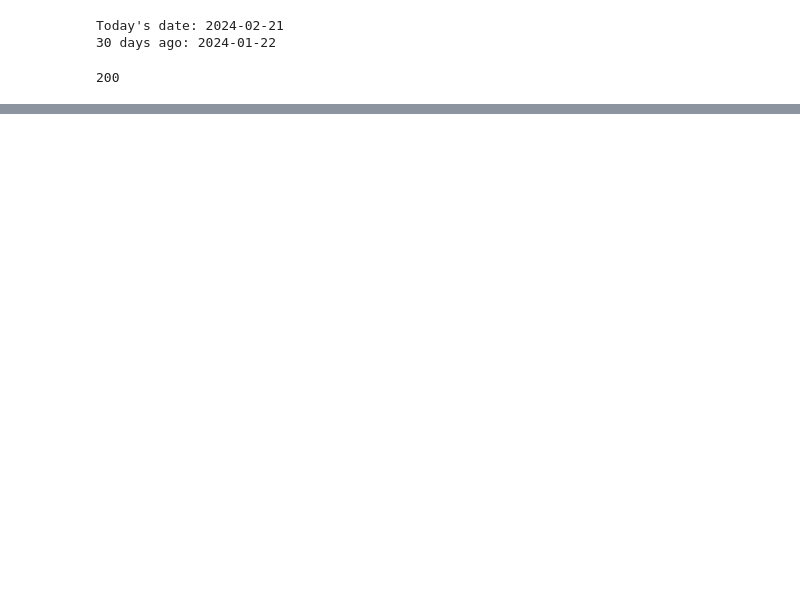
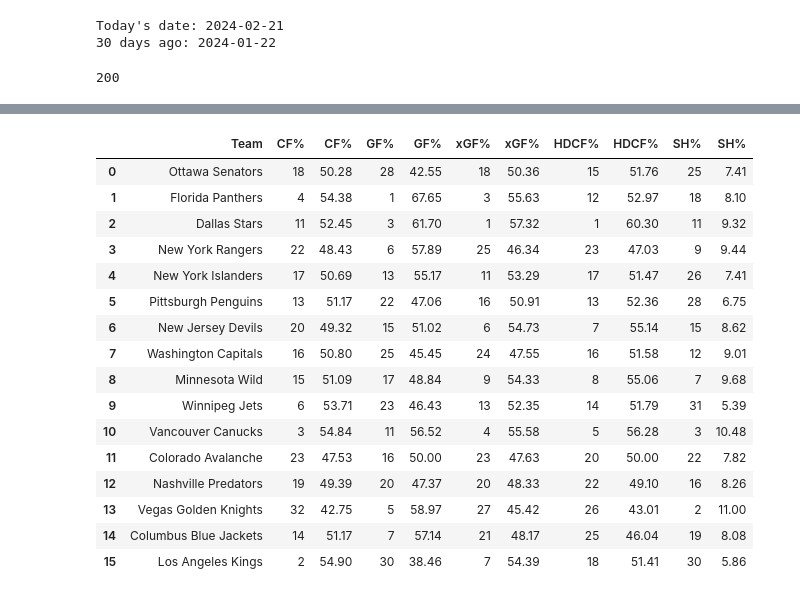
Before and after one commit to ccstevie/nhl_model, a Jupyter notebook: NHL_Model.ipynb, the cells around one changed output, grey strips where cells are left out. Saved outputs shown, nothing was run; the diff lists cells and outputs as text; code cells hidden in the pictures; blank space fills up the shorter version.

```diff
--- a/NHL_Model.ipynb
+++ b/NHL_Model.ipynb
@@ -114,0 +115,5 @@ final_df.loc[final_df["Team"] == "Toronto Maple Leafs"]
+# %%
+from get_todays_games import getGames
+
+matchups = getGames()
+matchups
@@ -114,0 +129,27 @@ final_df.loc[final_df["Team"] == "Toronto Maple Leafs"]
+# %%
+res = pd.DataFrame()
+
+for away, home in matchups:
+    away_df = final_df[final_df["Team"].str.contains(away)]
+    home_df = final_df[final_df["Team"].str.contains(home)]
+    matchup_df = pd.concat([away_df, home_df], ignore_index=True)
+    res = pd.concat([res, matchup_df], ignore_index=True)
+res
+# %% [output]
+|  | Team | CF% | CF% | GF% | GF% | xGF% | xGF% | HDCF% | HDCF% | SH% | SH% |
+| 0 | Ottawa Senators | 18 | 50.28 | 28 | 42.55 | 18 | 50.36 | 15 | 51.76 | 25 | 7.41 |
+| 1 | Florida Panthers | 4 | 54.38 | 1 | 67.65 | 3 | 55.63 | 12 | 52.97 | 18 | 8.10 |
+| 2 | Dallas Stars | 11 | 52.45 | 3 | 61.70 | 1 | 57.32 | 1 | 60.30 | 11 | 9.32 |
+| 3 | New York Rangers | 22 | 48.43 | 6 | 57.89 | 25 | 46.34 | 23 | 47.03 | 9 | 9.44 |
+| 4 | New York Islanders | 17 | 50.69 | 13 | 55.17 | 11 | 53.29 | 17 | 51.47 | 26 | 7.41 |
+| 5 | Pittsburgh Penguins | 13 | 51.17 | 22 | 47.06 | 16 | 50.91 | 13 | 52.36 | 28 | 6.75 |
+| 6 | New Jersey Devils | 20 | 49.32 | 15 | 51.02 | 6 | 54.73 | 7 | 55.14 | 15 | 8.62 |
+| 7 | Washington Capitals | 16 | 50.80 | 25 | 45.45 | 24 | 47.55 | 16 | 51.58 | 12 | 9.01 |
+| 8 | Minnesota Wild | 15 | 51.09 | 17 | 48.84 | 9 | 54.33 | 8 | 55.06 | 7 | 9.68 |
+| 9 | Winnipeg Jets | 6 | 53.71 | 23 | 46.43 | 13 | 52.35 | 14 | 51.79 | 31 | 5.39 |
+| 10 | Vancouver Canucks | 3 | 54.84 | 11 | 56.52 | 4 | 55.58 | 5 | 56.28 | 3 | 10.48 |
+| 11 | Colorado Avalanche | 23 | 47.53 | 16 | 50.00 | 23 | 47.63 | 20 | 50.00 | 22 | 7.82 |
+| 12 | Nashville Predators | 19 | 49.39 | 20 | 47.37 | 20 | 48.33 | 22 | 49.10 | 16 | 8.26 |
+| 13 | Vegas Golden Knights | 32 | 42.75 | 5 | 58.97 | 27 | 45.42 | 26 | 43.01 | 2 | 11.00 |
+| 14 | Columbus Blue Jackets | 14 | 51.17 | 7 | 57.14 | 21 | 48.17 | 25 | 46.04 | 19 | 8.08 |
+| 15 | Los Angeles Kings | 2 | 54.90 | 30 | 38.46 | 7 | 54.39 | 18 | 51.41 | 30 | 5.86 |
```
Also changed, not shown: parts of 6 cells of this notebook, 1 other file.
